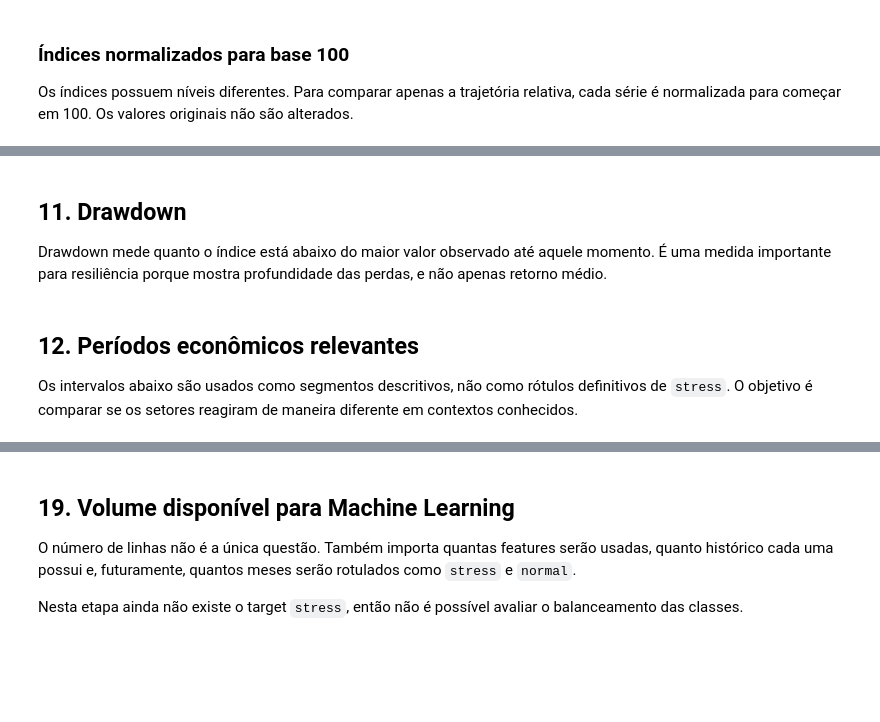
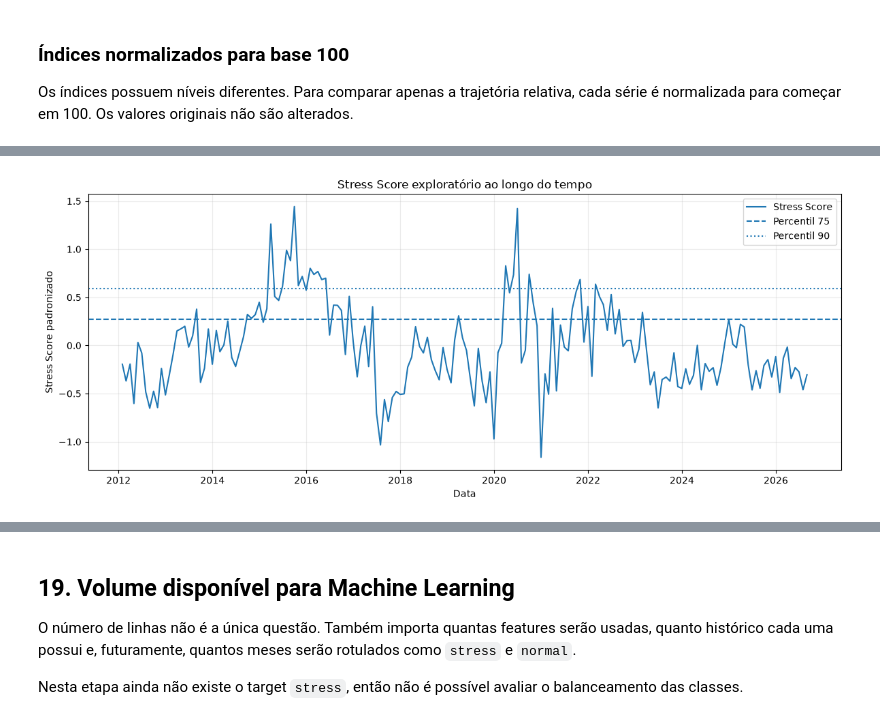
Before and after one commit to FabioMDS-SC/handson_mack_2sem, a Jupyter notebook: mvp_resiliencia_dados/notebooks/EDA_MVP_Resiliencia.ipynb, the cells around one changed output, grey strips where cells are left out. Drawn from its saved outputs; the diff is of its cells as text; code cells hidden in the pictures; blank space fills up the shorter version.

```diff
--- a/mvp_resiliencia_dados/notebooks/EDA_MVP_Resiliencia.ipynb
+++ b/mvp_resiliencia_dados/notebooks/EDA_MVP_Resiliencia.ipynb
@@ -364,22 +732,22 @@ No pré-processamento, a volatilidade dos índices é calculada pelo desvio padr
 # %%
-vol_cols = [c for c in [
-    "usd_brl_volatility", "ibovespa_volatility_3m_ann", "ifnc_volatility_3m_ann",
-    "icon_volatility_3m_ann", "iee_volatility_3m_ann"
-] if c in ref_eda.columns]
+fig, ax = plt.subplots(figsize=(12, 5))
 
-fig, ax = plt.subplots(figsize=(12, 5))
-for col in vol_cols:
-    ax.plot(ref_eda["date"], ref_eda[col], label=col)
-ax.set_title("Volatilidade ao longo do tempo")
+ax.plot(
+    stress_data["date"],
+    stress_data["stress_score"],
+    label="Stress Score"
+)
+
+ax.axhline(q75, linestyle="--", label="Percentil 75")
+ax.axhline(q90, linestyle=":", label="Percentil 90")
+
+ax.set_title("Stress Score exploratório ao longo do tempo")
 ax.set_xlabel("Data")
-ax.set_ylabel("Volatilidade")
+ax.set_ylabel("Stress Score padronizado")
 ax.legend()
 ax.grid(alpha=.25)
+
 plt.tight_layout()
 plt.show()
-
-display(ref_eda[vol_cols].describe().T[["mean", "50%", "std", "max"]])
+# %% [output]
+[figure, added]
-# %% [markdown]
-## 11. Drawdown
-
-Drawdown mede quanto o índice está abaixo do maior valor observado até aquele momento. É uma medida importante para resiliência porque mostra profundidade das perdas, e não apenas retorno médio.
@@ -407,4 +753,0 @@ display(pd.DataFrame(worst_dd).sort_values("pior_drawdown"))
-# %% [markdown]
-## 12. Períodos econômicos relevantes
-
-Os intervalos abaixo são usados como segmentos descritivos, não como rótulos definitivos de `stress`. O objetivo é comparar se os setores reagiram de maneira diferente em contextos conhecidos.
```
Also changed, not shown: parts of 83 cells of this notebook, 33 other files.
